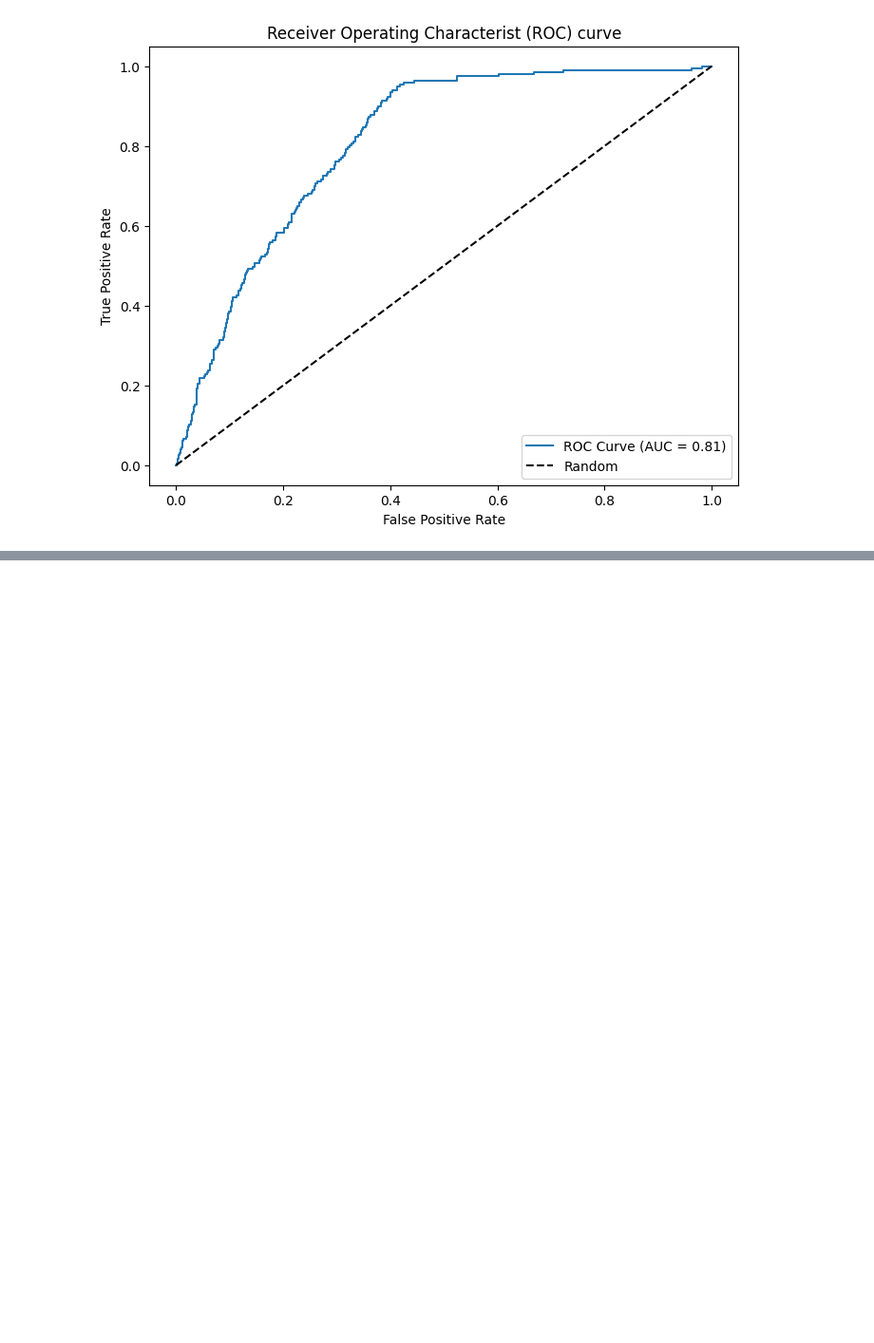
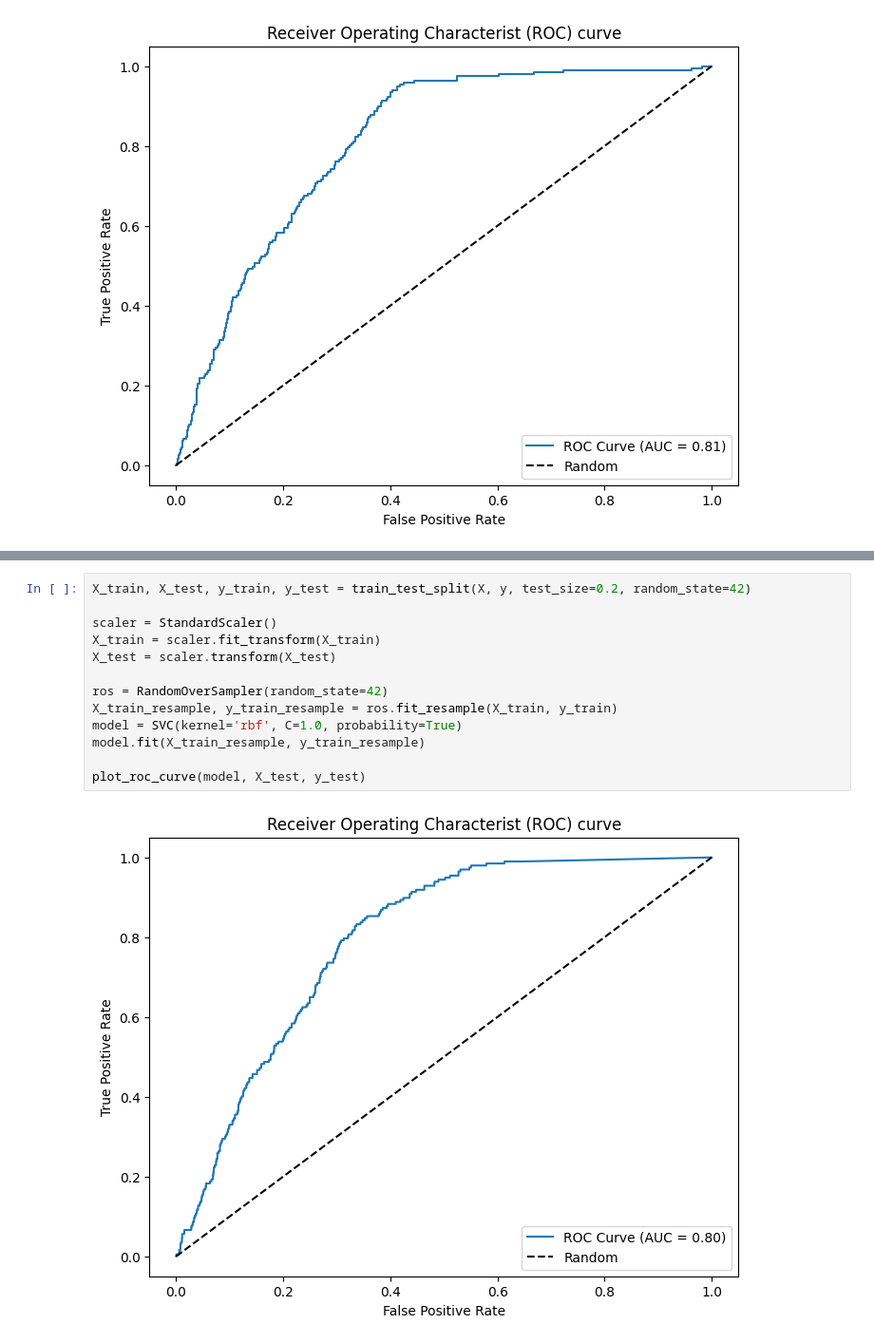
Before and after one commit to Alirezarahhmati/KaggleClaimFraudClassification, a Jupyter notebook: FraudDetector.ipynb, the cells around one changed output, grey strips where cells are left out. Shown at 95% size. Drawn from its saved outputs; the diff is of its cells as text; blank space fills up the shorter version.

```diff
--- a/FraudDetector.ipynb
+++ b/FraudDetector.ipynb
@@ -397,0 +639,15 @@ plot_roc_curve(model, X_test, y_test)
+# %%
+X_train, X_test, y_train, y_test = train_test_split(X, y, test_size=0.2, random_state=42)
+
+scaler = StandardScaler()
+X_train = scaler.fit_transform(X_train)
+X_test = scaler.transform(X_test)
+
+ros = RandomOverSampler(random_state=42)
+X_train_resample, y_train_resample = ros.fit_resample(X_train, y_train)
+model = SVC(kernel='rbf', C=1.0, probability=True)
+model.fit(X_train_resample, y_train_resample)
+
+plot_roc_curve(model, X_test, y_test)
+# %% [output]
+[figure, added]
```
Also changed, not shown: parts of 56 cells of this notebook.
